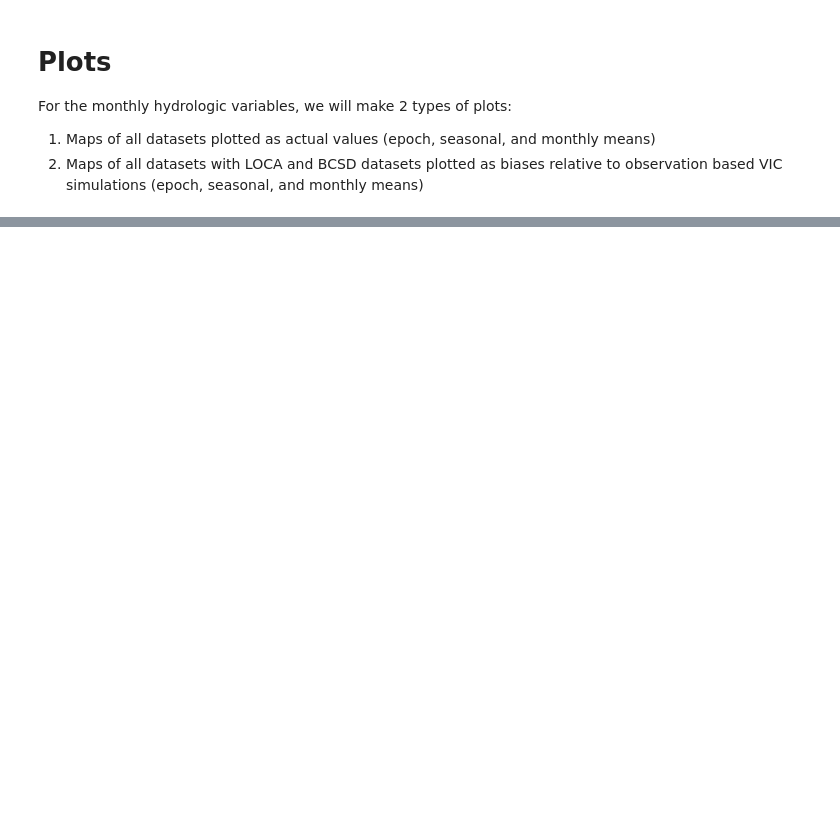
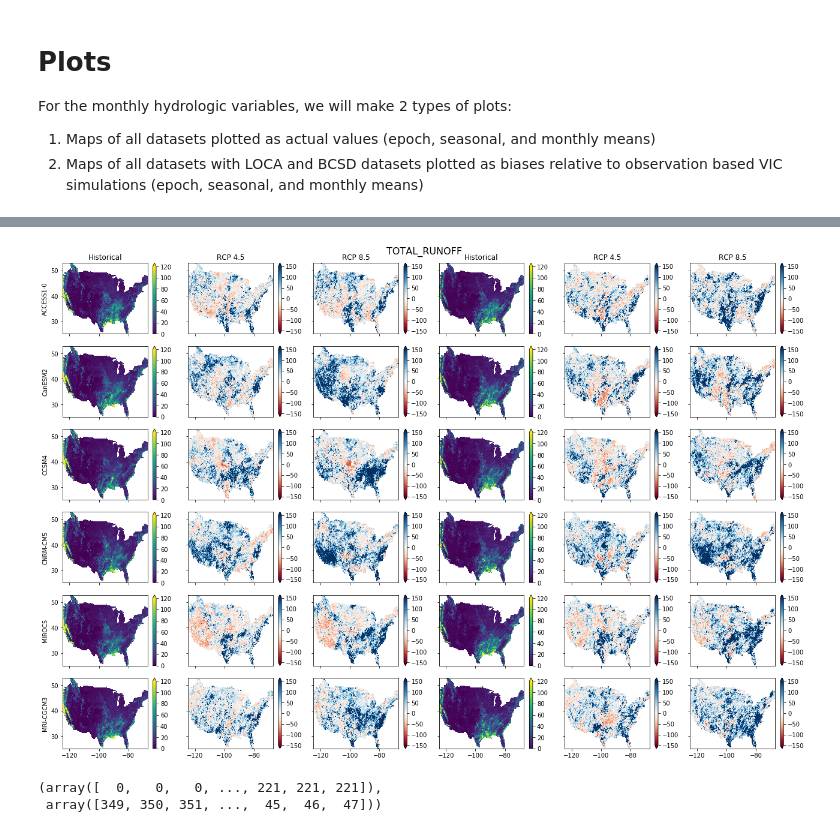
Before and after one commit to jhamman/LOCA_Downscaling_Analysis, a Jupyter notebook: notebooks/analysis_daily_future_hydro.ipynb, the cells around one changed output, grey strips where cells are left out. Drawn from its saved outputs; the diff is of its cells as text; code cells hidden in the pictures; blank space fills up the shorter version.

```diff
--- a/notebooks/analysis_daily_future_hydro.ipynb
+++ b/notebooks/analysis_daily_future_hydro.ipynb
@@ -184,25 +165,35 @@ for stat, data in plot_data.items():
 # %%
-diff_kws = {'ET': {'vmin': -10, 'vmax': 10, 'cmap': 'RdBu'},
-            'total_runoff': {'vmin': -10, 'vmax': 10, 'cmap': 'RdBu'}}
+diff_kws = {'$RO_{20yr}$': {'vmin': -150, 'vmax': 150, 'cmap': 'RdBu', 'extend': 'both'},
+            '$7RO10$': {'vmin': -0.1, 'vmax': 0.1, 'cmap': 'RdBu', 'extend': 'both'}}
 
-for var in hydro_vars:
+for stat, data in plot_data.items():
 
     fig, axes = plt.subplots(ncols=2*len(subcols), nrows=len(models), sharex=True, sharey=True, figsize=(18, 2*len(models)))
 
     for row, model in enumerate(models):
         for i, dset in enumerate(['bcsd', 'loca']):
-            for col, (title, ds_dict) in enumerate(subcols, i*len(subcols)):
+            for col, title in enumerate(subcols, i*len(subcols)):
                 ax = axes[row, col]
 
                 if col == 0:
                     ax.set_ylabel(model)
                 if row == 0:
                     ax.set_title(title)
 
                 if 'RCP' in title:
-                    (ds_dict[dset][var].sel(gcm=model) - hist_means[dset][var].sel(gcm=model)).plot.pcolormesh(ax=ax, add_labels=False, **diff_kws[var])
+                    change = calc_change(data['Historical'][dset].sel(gcm=model), data[title][dset].sel(gcm=model), pct=True).persist()
+                    change.where(mask).plot.pcolormesh(ax=ax, add_labels=False, **diff_kws[stat])
                 else:
-                    ds_dict[dset][var].sel(gcm=model).plot.pcolormesh(ax=ax, add_labels=False, **kwargs[var])
+                    data[title][dset].sel(gcm=model).where(mask).plot.pcolormesh(ax=ax, add_labels=False, **kwargs[stat])
+
 
     fig.suptitle(var.upper(), fontsize=16, y=1.0)
     fig.tight_layout()
+# %% [output]
+[figure, added]
+# %%
+inds = np.nonzero(mask.values)
+inds
+# %% [output]
+(array([  0,   0,   0, ..., 221, 221, 221]),
+ array([349, 350, 351, ...,  45,  46,  47]))
```
Also changed, not shown: parts of 15 cells of this notebook, 6 other files.
